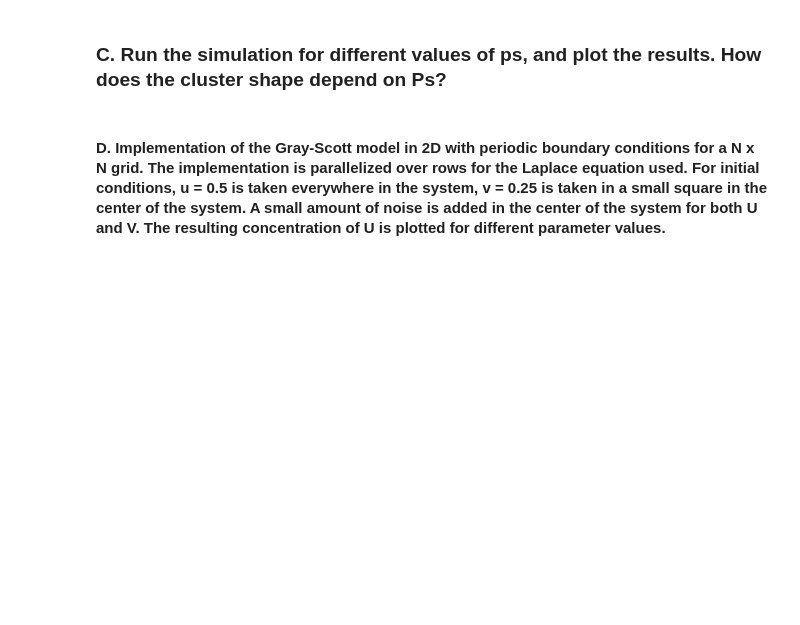
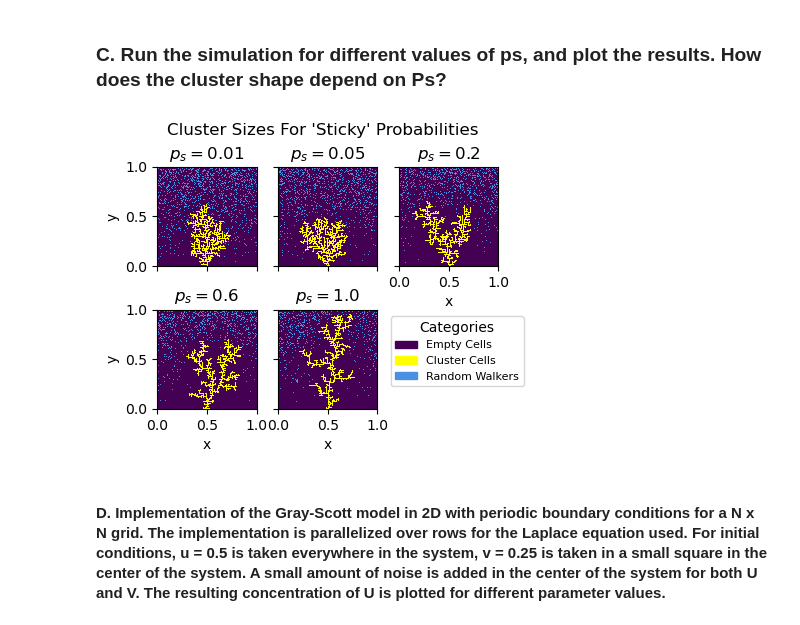
Before and after one commit to chrishoynck/Scientific_Computing_2, a Jupyter notebook: main.ipynb, the cells around one changed output. Drawn from its saved outputs; the diff is of its cells as text; code cells hidden in the pictures; blank space fills up the shorter version.

```diff
--- a/main.ipynb
+++ b/main.ipynb
@@ -126,14 +130,30 @@ HTML(animation.to_jshtml())
 # %%
 N = 100
 cluster_size = 750
 probs = [0.01, 0.05, 0.2, 0.6, 1.0]
-probs_grid = []
+probs_grids = []
+save_prob_grids = False
 
-for prob in probs:
-    grids = solutions.monte_carlo_dla(N, prob, cluster_size)
-    probs_grid.append(grid[0])
+# Existing data file, re-running takes approximately 30 minutes
+file_path = "data/probabilities_grids.pkl"
 
-visualizations.visualize_for_different_probs(probs_grid, probs)
+if os.path.exists(file_path):
+    with open(file_path, "rb") as f:
+        probs_grids = pkl.load(f)
+        #print(probs_grids)
+else:
+    for prob in probs:
+        grids = solutions.monte_carlo_dla(N, prob, cluster_size)
+        probs_grids.append(grids[0])
+
+if save_prob_grids:
+    with open(file_path, "wb") as f:
+        pkl.dump(probs_grids, f)
+
+
+visualizations.visualize_for_different_probs(probs_grids, probs)
+# %% [output]
+[figure, added]
 # %% [markdown]
 #### D. Implementation of the Gray-Scott model in 2D with periodic boundary conditions for a N x N grid. The implementation is parallelized over rows for the Laplace equation used. For initial conditions, u = 0.5 is taken everywhere in the system, v = 0.25 is taken in a small square in the center of the system. A small amount of noise is added in the center of the system for both U and V. The resulting concentration of U is plotted for different parameter values.
 # %%
```
Also changed, not shown: parts of 2 cells of this notebook, 4 other files.
